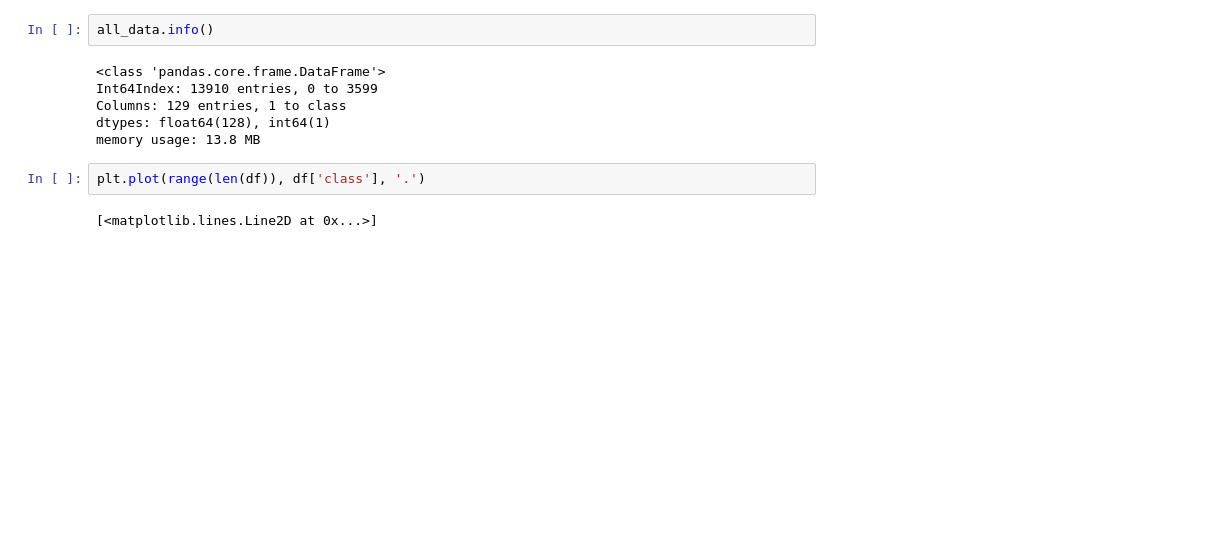
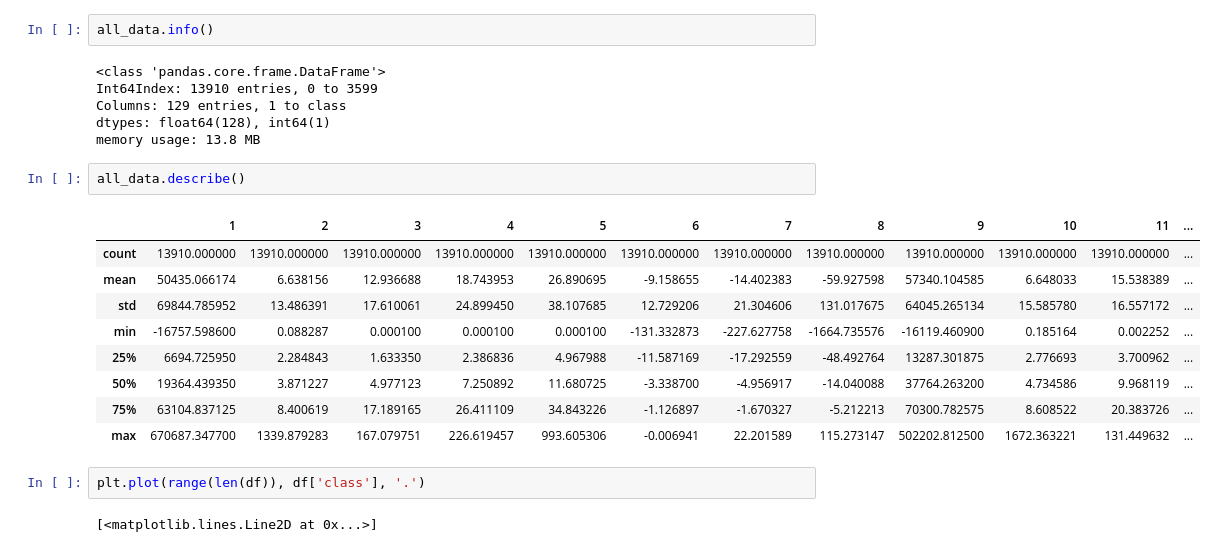
Before and after one commit to hoeztutar/drift_behaviour, a Jupyter notebook: Exploration/Gas Sensor.ipynb, the cells around one changed output. Drawn from its saved outputs; the diff is of its cells as text; blank space fills up the shorter version.

```diff
--- a/Exploration/Gas Sensor.ipynb
+++ b/Exploration/Gas Sensor.ipynb
@@ -86,6 +86,18 @@ Int64Index: 13910 entries, 0 to 3599
 Columns: 129 entries, 1 to class
 dtypes: float64(128), int64(1)
 memory usage: 13.8 MB
+# %%
+all_data.describe()
+# %% [output]
+|  | 1 | 2 | 3 | 4 | 5 | 6 | 7 | 8 | 9 | 10 | 11 | ... |
+| count | 13910.000000 | 13910.000000 | 13910.000000 | 13910.000000 | 13910.000000 | 13910.000000 | 13910.000000 | 13910.000000 | 13910.000000 | 13910.000000 | 13910.000000 | ... |
+| mean | 50435.066174 | 6.638156 | 12.936688 | 18.743953 | 26.890695 | -9.158655 | -14.402383 | -59.927598 | 57340.104585 | 6.648033 | 15.538389 | ... |
+| std | 69844.785952 | 13.486391 | 17.610061 | 24.899450 | 38.107685 | 12.729206 | 21.304606 | 131.017675 | 64045.265134 | 15.585780 | 16.557172 | ... |
+| min | -16757.598600 | 0.088287 | 0.000100 | 0.000100 | 0.000100 | -131.332873 | -227.627758 | -1664.735576 | -16119.460900 | 0.185164 | 0.002252 | ... |
+| 25% | 6694.725950 | 2.284843 | 1.633350 | 2.386836 | 4.967988 | -11.587169 | -17.292559 | -48.492764 | 13287.301875 | 2.776693 | 3.700962 | ... |
+| 50% | 19364.439350 | 3.871227 | 4.977123 | 7.250892 | 11.680725 | -3.338700 | -4.956917 | -14.040088 | 37764.263200 | 4.734586 | 9.968119 | ... |
+| 75% | 63104.837125 | 8.400619 | 17.189165 | 26.411109 | 34.843226 | -1.126897 | -1.670327 | -5.212213 | 70300.782575 | 8.608522 | 20.383726 | ... |
+| max | 670687.347700 | 1339.879283 | 167.079751 | 226.619457 | 993.605306 | -0.006941 | 22.201589 | 115.273147 | 502202.812500 | 1672.363221 | 131.449632 | ... |
 # %%
 plt.plot(range(len(df)), df['class'], '.')
 # %% [output]
```
Also changed, not shown: 29 other files.
